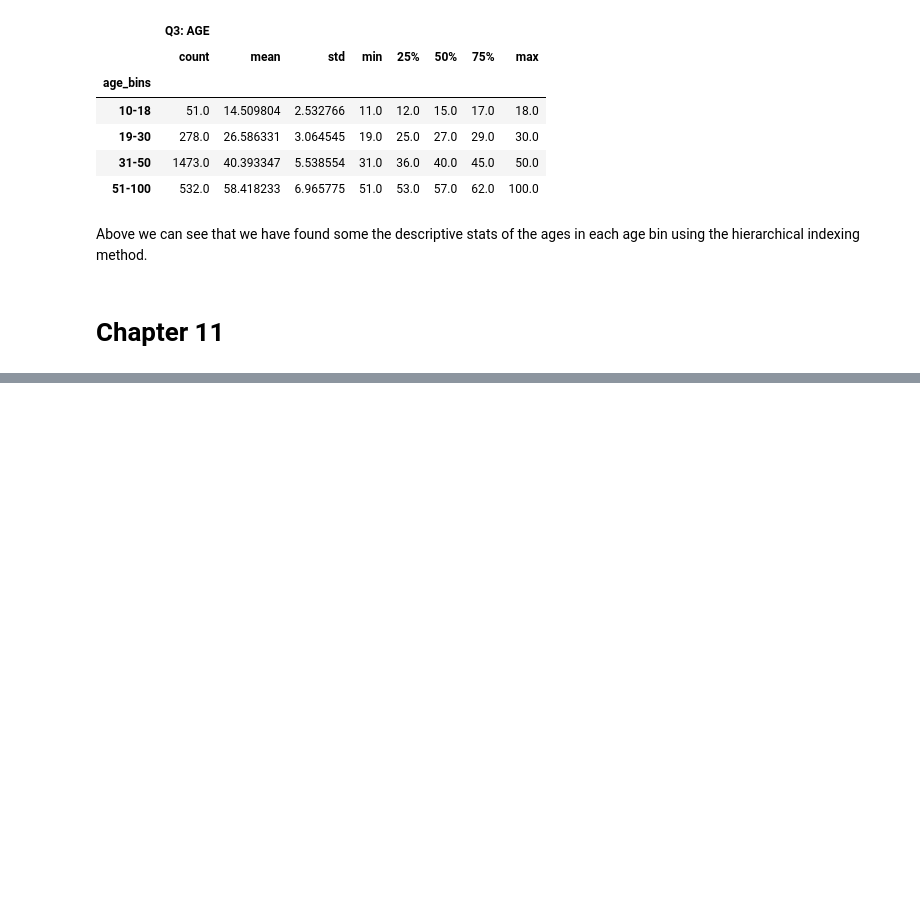
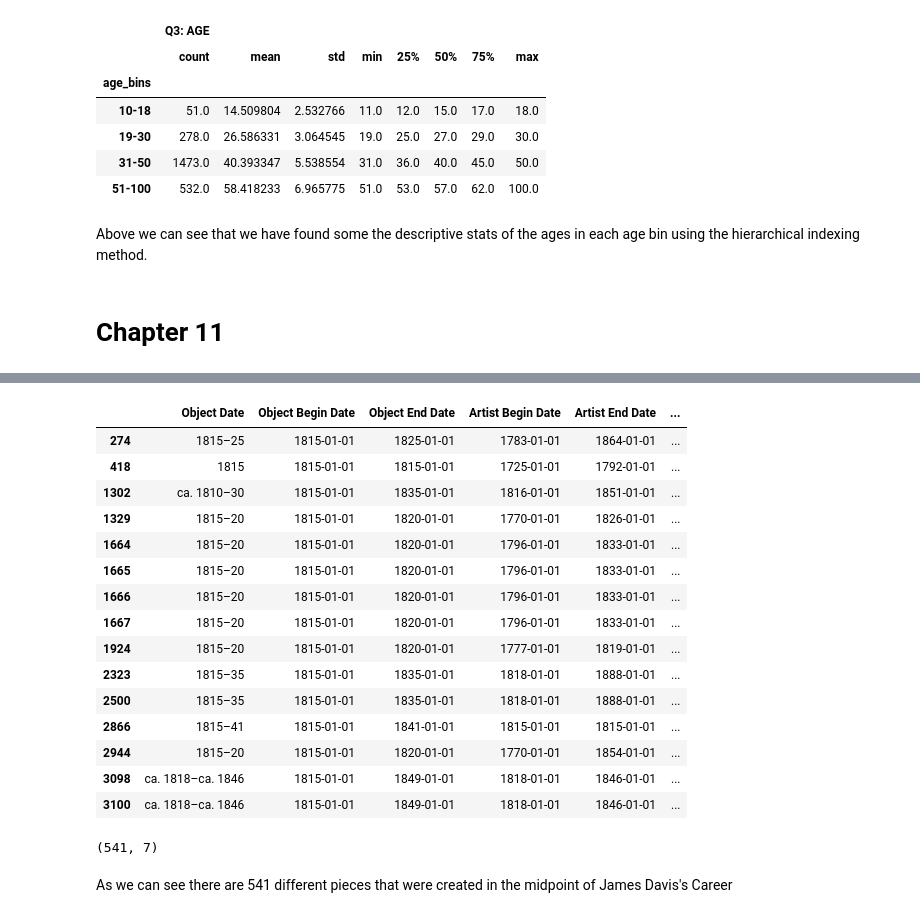
Before and after one commit to Matt-Heinen/DSC-540, a Jupyter notebook: Heinen_DSC540_Weeks_5&6.ipynb, the cells around one changed output, grey strips where cells are left out. Drawn from its saved outputs; the diff is of its cells as text; code cells hidden in the pictures; blank space fills up the shorter version.

```diff
--- a/Heinen_DSC540_Weeks_5&6.ipynb
+++ b/Heinen_DSC540_Weeks_5&6.ipynb
@@ -349,0 +535,17 @@ KeyError: 'Unnamed: 133'
+# %%
+# Now lets generate the year range from his career.
+
+# Use loc to find start date
+start_d = filt_met_dates.loc[filt_met_dates['Artist Display Name'] == 'James Davis', 'Artist Begin Date'].values[0]
+print('Artist Start: ', start_d)
+
+# Repeat to find end date
+end_d = filt_met_dates.loc[filt_met_dates['Artist Display Name'] == 'James Davis', 'Artist End Date'].values[0]
+print('Artist End: ', end_d)
+
+# Generate year rand from career.
+year_range = pd.date_range(start=start_d, end=end_d, freq='Y')
+
+# Print the result of the artists career year range
+print('James Davis Career Range in Years')
+print(year_range)
@@ -349,0 +564,9 @@ KeyError: 'Unnamed: 133'
+# %%
+# Calculate the midpoint of the year range
+midpoint = year_range[0] + (year_range[-1] - year_range[0]) / 2
+
+# Use strftime to format midpoint as year.
+midpoint_year = midpoint.strftime('%Y')
+
+# Print
+print( 'The Midpoint of James Davis Career: ', midpoint)
@@ -349,0 +575,30 @@ KeyError: 'Unnamed: 133'
+# %%
+# Create Midpoint DataFrame
+midpoint_df = filt_met_dates[filt_met_dates['Object Begin Date'] == midpoint_year]
+
+# Display the pieces created in the midpoint of James Davis's Career
+midpoint_df.head(15)
+# %% [output]
+|  | Object Date | Object Begin Date | Object End Date | Artist Begin Date | Artist End Date | ... |
+| 274 | 1815–25 | 1815-01-01 | 1825-01-01 | 1783-01-01 | 1864-01-01 | ... |
+| 418 | 1815 | 1815-01-01 | 1815-01-01 | 1725-01-01 | 1792-01-01 | ... |
+| 1302 | ca. 1810–30 | 1815-01-01 | 1835-01-01 | 1816-01-01 | 1851-01-01 | ... |
+| 1329 | 1815–20 | 1815-01-01 | 1820-01-01 | 1770-01-01 | 1826-01-01 | ... |
+| 1664 | 1815–20 | 1815-01-01 | 1820-01-01 | 1796-01-01 | 1833-01-01 | ... |
+| 1665 | 1815–20 | 1815-01-01 | 1820-01-01 | 1796-01-01 | 1833-01-01 | ... |
+| 1666 | 1815–20 | 1815-01-01 | 1820-01-01 | 1796-01-01 | 1833-01-01 | ... |
+| 1667 | 1815–20 | 1815-01-01 | 1820-01-01 | 1796-01-01 | 1833-01-01 | ... |
+| 1924 | 1815–20 | 1815-01-01 | 1820-01-01 | 1777-01-01 | 1819-01-01 | ... |
+| 2323 | 1815–35 | 1815-01-01 | 1835-01-01 | 1818-01-01 | 1888-01-01 | ... |
+| 2500 | 1815–35 | 1815-01-01 | 1835-01-01 | 1818-01-01 | 1888-01-01 | ... |
+| 2866 | 1815–41 | 1815-01-01 | 1841-01-01 | 1815-01-01 | 1815-01-01 | ... |
+| 2944 | 1815–20 | 1815-01-01 | 1820-01-01 | 1770-01-01 | 1854-01-01 | ... |
+| 3098 | ca. 1818–ca. 1846 | 1815-01-01 | 1849-01-01 | 1818-01-01 | 1846-01-01 | ... |
+| 3100 | ca. 1818–ca. 1846 | 1815-01-01 | 1849-01-01 | 1818-01-01 | 1846-01-01 | ... |
+# %%
+# Display the shape of midpoint_df
+midpoint_df.shape
+# %% [output]
+(541, 7)
+# %% [markdown]
+As we can see there are 541 different pieces that were created in the midpoint of James Davis's Career
```
Also changed, not shown: parts of 27 cells of this notebook, 1 other file.
